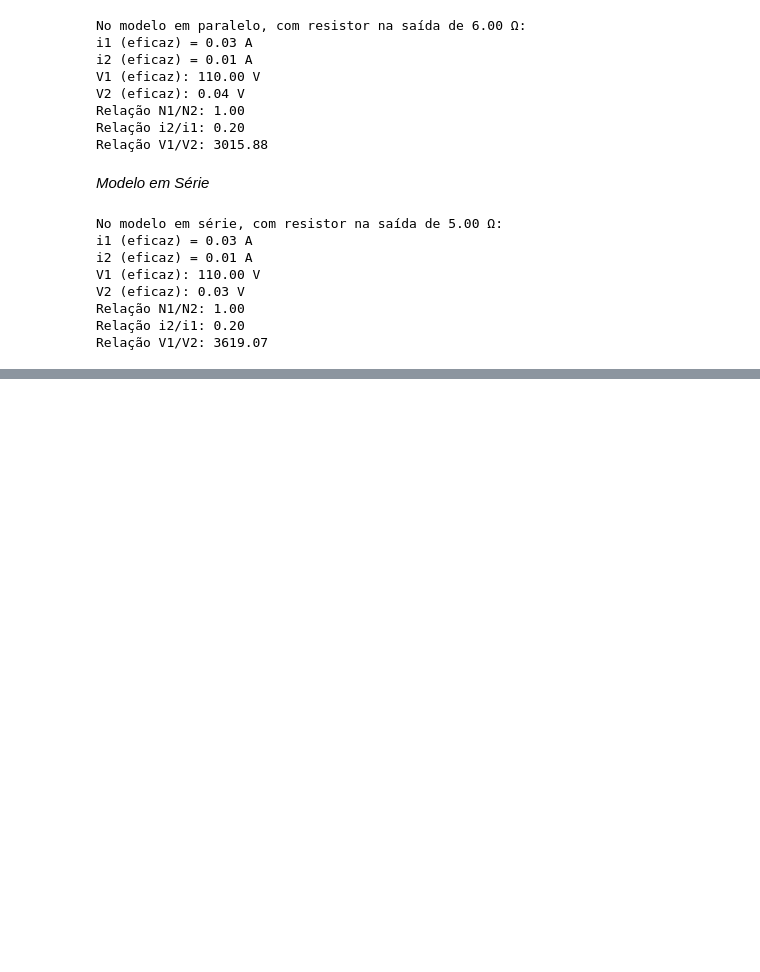
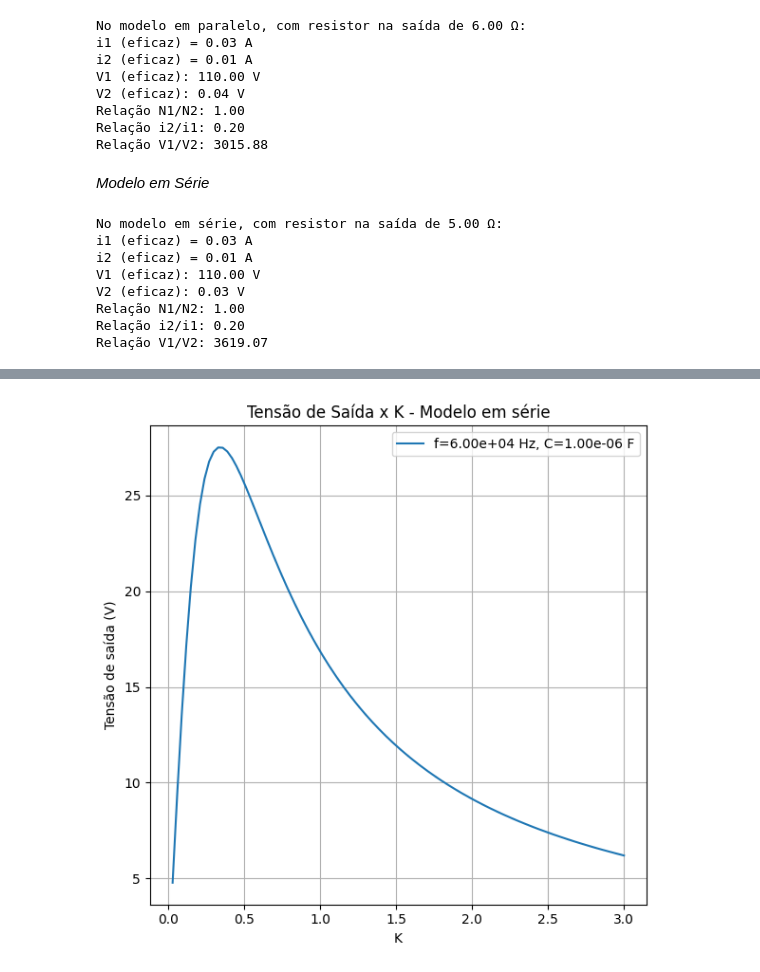
Before and after one commit to Luca-Krausz/ProjetoEletromag24.2, a Jupyter notebook: EletromagCapacitor.ipynb, the cells around one changed output, grey strips where cells are left out. Saved outputs shown, nothing was run; the diff lists cells and outputs as text; code cells hidden in the pictures; blank space fills up the shorter version.

```diff
--- a/EletromagCapacitor.ipynb
+++ b/EletromagCapacitor.ipynb
@@ -166,0 +169,57 @@ simular_eficiencia(C_values, R_DC, Ufonte)
+# %%
+# Gráfico Tensão de Saída x K
+
+C = 1e-6 # Suponha que C = 1uF
+f = 60e3 # Suponha que f = 60kHz
+Ufonte = 10
+R_DC = 0.1 # Determinado experimentalmente
+Rcarga = 5 # Determinado experimentalmente
+Kmax = 3
+
+ListUsaida = []
+listK = []
+
+def SimularCircuito(C_values, R_DC, Ufonte):
+
+    R_f = calcular_resistencia_pelicular(R_DC, f)
+
+    fig, ax1 = plt.subplots(figsize=(6, 6))
+
+    ax1.set_xlabel('K')
+    ax1.set_ylabel('Tensão de saída (V)')
+
+    W = 2 * pi * f
+    L = 1/(W**2 * C)
+    XL1 = 1j * W * L
+    XL2 = XL1
+    XC1 = 1/(1j * W * C)
+    XC2 = XC1
+
+    for K in np.linspace(0.03, Kmax, 100):
+
+        # Redefinindo os parâmetros do circuito
+        M = L*K #(sqrt(L**2))*K
+        XM = 1j * W * M
+
+        def CalcularEmSerie(Ufonte, Rcarga):
+            Z=np.array([[R_f + XL1 + XC1, -XM],[-XM, XL2 + R_f + XC2 + Rcarga]])
+            V=np.array([Ufonte, 0])
+            i=np.dot(linalg.inv(Z), V)
+            return i[0], i[1]
+
+        I1_f, I2_f = CalcularEmSerie(Ufonte, Rcarga)
+        Usaida = I2_f * Rcarga
+
+        ListUsaida.append(np.abs(Usaida))
+        listK.append(K)
+
+    ax1.plot(listK, ListUsaida, label=f'f={f:.2e} Hz, C={C:.2e} F')
+    ax1.set_title('Tensão de Saída x K - Modelo em série')
+    ax1.legend()
+    ax1.grid(True)
+    fig.tight_layout()
+    plt.show()
+
+SimularCircuito(C, R_DC, Ufonte)
+# %% [output]
+[figure, added]
```
Also changed, not shown: parts of 9 cells of this notebook.
